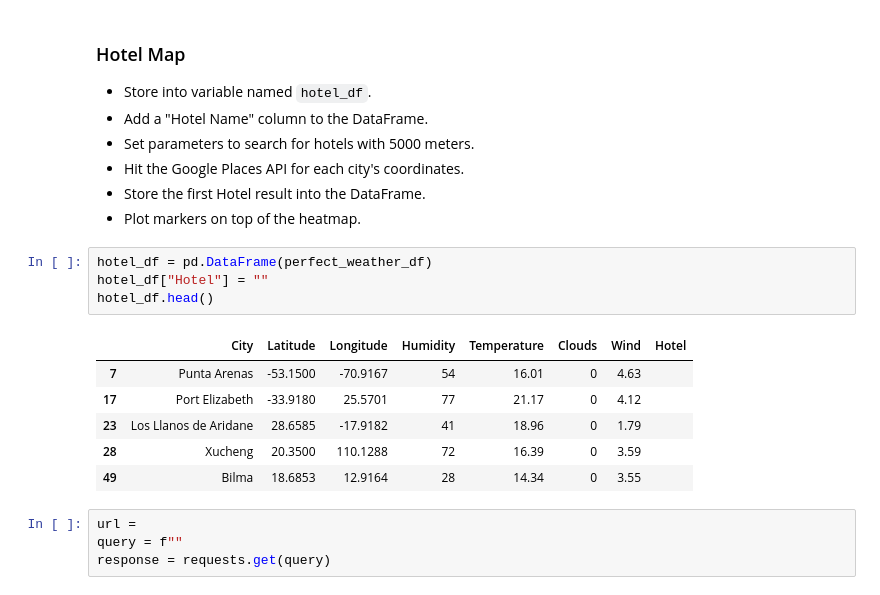
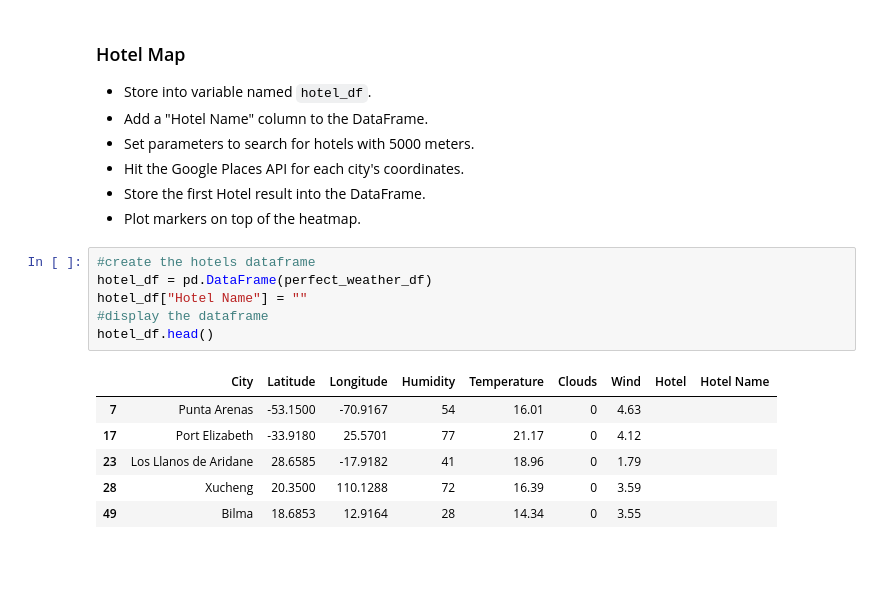
Before and after one commit to ToniEdwards/python-api-challenge, a Jupyter notebook: WeatherPy/VacationPy.ipynb, the cells around one changed output. Saved outputs shown, nothing was run; the diff lists cells and outputs as text; blank space fills up the shorter version.

```diff
--- a/WeatherPy/VacationPy.ipynb
+++ b/WeatherPy/VacationPy.ipynb
@@ -91,17 +98,15 @@ perfect_weather_df
 * Store the first Hotel result into the DataFrame.
 * Plot markers on top of the heatmap.
 # %%
+#create the hotels dataframe
 hotel_df = pd.DataFrame(perfect_weather_df)
-hotel_df["Hotel"] = ""
+hotel_df["Hotel Name"] = ""
+#display the dataframe
 hotel_df.head()
 # %% [output]
-|  | City | Latitude | Longitude | Humidity | Temperature | Clouds | Wind | Hotel |
-| 7 | Punta Arenas | -53.1500 | -70.9167 | 54 | 16.01 | 0 | 4.63 |  |
-| 17 | Port Elizabeth | -33.9180 | 25.5701 | 77 | 21.17 | 0 | 4.12 |  |
-| 23 | Los Llanos de Aridane | 28.6585 | -17.9182 | 41 | 18.96 | 0 | 1.79 |  |
-| 28 | Xucheng | 20.3500 | 110.1288 | 72 | 16.39 | 0 | 3.59 |  |
-| 49 | Bilma | 18.6853 | 12.9164 | 28 | 14.34 | 0 | 3.55 |  |
+|  | City | Latitude | Longitude | Humidity | Temperature | Clouds | Wind | Hotel | Hotel Name |
+| 7 | Punta Arenas | -53.1500 | -70.9167 | 54 | 16.01 | 0 | 4.63 |  |  |
+| 17 | Port Elizabeth | -33.9180 | 25.5701 | 77 | 21.17 | 0 | 4.12 |  |  |
+| 23 | Los Llanos de Aridane | 28.6585 | -17.9182 | 41 | 18.96 | 0 | 1.79 |  |  |
+| 28 | Xucheng | 20.3500 | 110.1288 | 72 | 16.39 | 0 | 3.59 |  |  |
+| 49 | Bilma | 18.6853 | 12.9164 | 28 | 14.34 | 0 | 3.55 |  |  |
-# %%
-url =
-query = f""
-response = requests.get(query)
```
Also changed, not shown: parts of 12 cells of this notebook.
